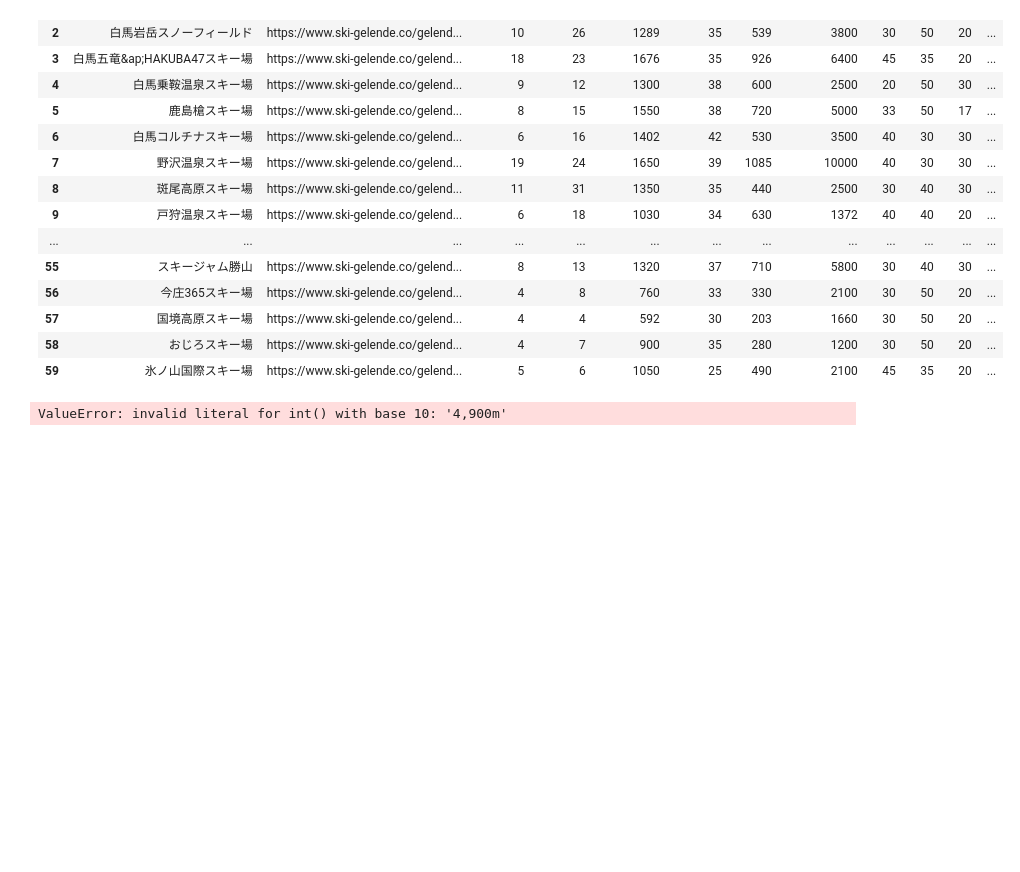
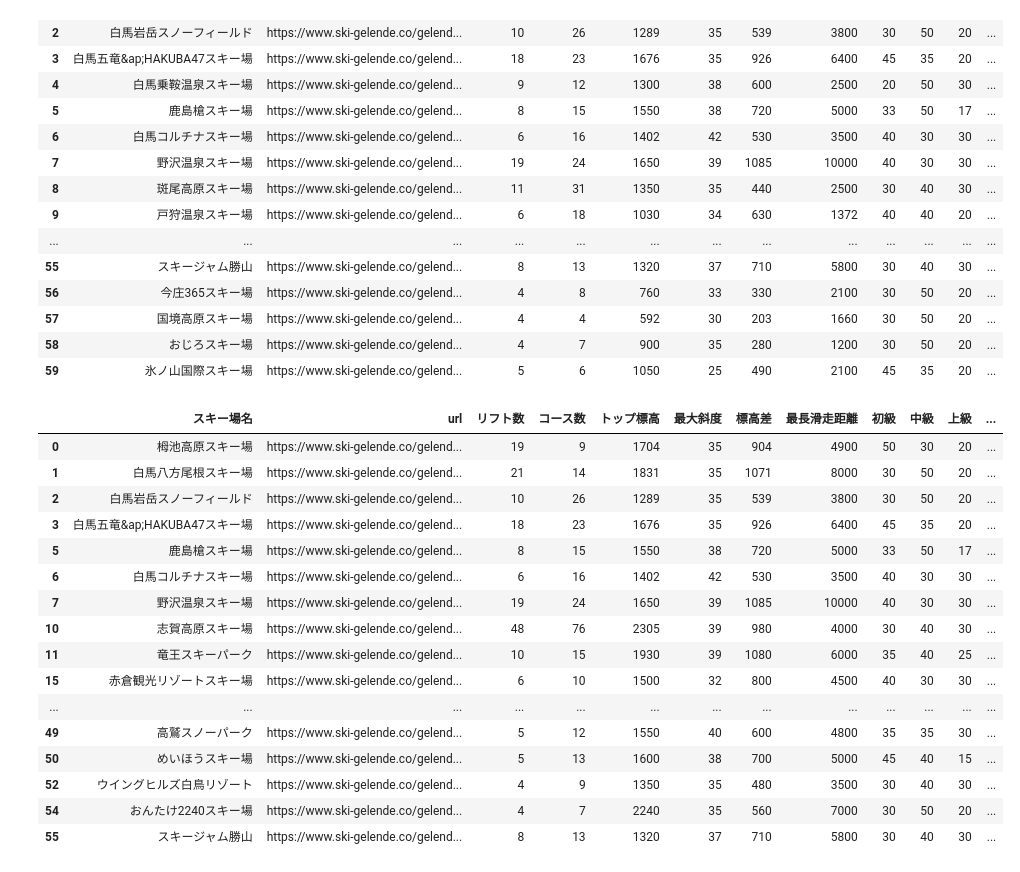
Before and after one commit to miharu1414/miharu1414.github.io, a Jupyter notebook: namiki.ipynb, the cells around one changed output. Cells and saved outputs as stored; diff of their text form; code cells hidden in the pictures; blank space fills up the shorter version.

```diff
--- a/namiki.ipynb
+++ b/namiki.ipynb
@@ -367,6 +367,22 @@ df_data
 | 58 | おじろスキー場 | https://www.ski-gelende.co/gelend... | 4 | 7 | 900 | 35 | 280 | 1200 | 30 | 50 | 20 | ... |
 | 59 | 氷ノ山国際スキー場 | https://www.ski-gelende.co/gelend... | 5 | 6 | 1050 | 25 | 490 | 2100 | 45 | 35 | 20 | ... |
 # %%
-df[df["最長滑走距離"].astype('int')>2000]
+df_data[df_data["最長滑走距離"].astype('int')>3000]
 # %% [output]
-ValueError: invalid literal for int() with base 10: '4,900m'
+|  | スキー場名 | url | リフト数 | コース数 | トップ標高 | 最大斜度 | 標高差 | 最長滑走距離 | 初級 | 中級 | 上級 | ... |
+| 0 | 栂池高原スキー場 | https://www.ski-gelende.co/gelend... | 19 | 9 | 1704 | 35 | 904 | 4900 | 50 | 30 | 20 | ... |
+| 1 | 白馬八方尾根スキー場 | https://www.ski-gelende.co/gelend... | 21 | 14 | 1831 | 35 | 1071 | 8000 | 30 | 50 | 20 | ... |
+| 2 | 白馬岩岳スノーフィールド | https://www.ski-gelende.co/gelend... | 10 | 26 | 1289 | 35 | 539 | 3800 | 30 | 50 | 20 | ... |
+| 3 | 白馬五竜&ap;HAKUBA47スキー場 | https://www.ski-gelende.co/gelend... | 18 | 23 | 1676 | 35 | 926 | 6400 | 45 | 35 | 20 | ... |
+| 5 | 鹿島槍スキー場 | https://www.ski-gelende.co/gelend... | 8 | 15 | 1550 | 38 | 720 | 5000 | 33 | 50 | 17 | ... |
+| 6 | 白馬コルチナスキー場 | https://www.ski-gelende.co/gelend... | 6 | 16 | 1402 | 42 | 530 | 3500 | 40 | 30 | 30 | ... |
+| 7 | 野沢温泉スキー場 | https://www.ski-gelende.co/gelend... | 19 | 24 | 1650 | 39 | 1085 | 10000 | 40 | 30 | 30 | ... |
+| 10 | 志賀高原スキー場 | https://www.ski-gelende.co/gelend... | 48 | 76 | 2305 | 39 | 980 | 4000 | 30 | 40 | 30 | ... |
+| 11 | 竜王スキーパーク | https://www.ski-gelende.co/gelend... | 10 | 15 | 1930 | 39 | 1080 | 6000 | 35 | 40 | 25 | ... |
+| 15 | 赤倉観光リゾートスキー場 | https://www.ski-gelende.co/gelend... | 6 | 10 | 1500 | 32 | 800 | 4500 | 40 | 30 | 30 | ... |
+| ... | ... | ... | ... | ... | ... | ... | ... | ... | ... | ... | ... | ... |
+| 49 | 高鷲スノーパーク | https://www.ski-gelende.co/gelend... | 5 | 12 | 1550 | 40 | 600 | 4800 | 35 | 35 | 30 | ... |
+| 50 | めいほうスキー場 | https://www.ski-gelende.co/gelend... | 5 | 13 | 1600 | 38 | 700 | 5000 | 45 | 40 | 15 | ... |
+| 52 | ウイングヒルズ白鳥リゾート | https://www.ski-gelende.co/gelend... | 4 | 9 | 1350 | 35 | 480 | 3500 | 30 | 40 | 30 | ... |
+| 54 | おんたけ2240スキー場 | https://www.ski-gelende.co/gelend... | 4 | 7 | 2240 | 35 | 560 | 7000 | 30 | 50 | 20 | ... |
+| 55 | スキージャム勝山 | https://www.ski-gelende.co/gelend... | 8 | 13 | 1320 | 37 | 710 | 5800 | 30 | 40 | 30 | ... |
```
Also changed, not shown: 1 other file.
